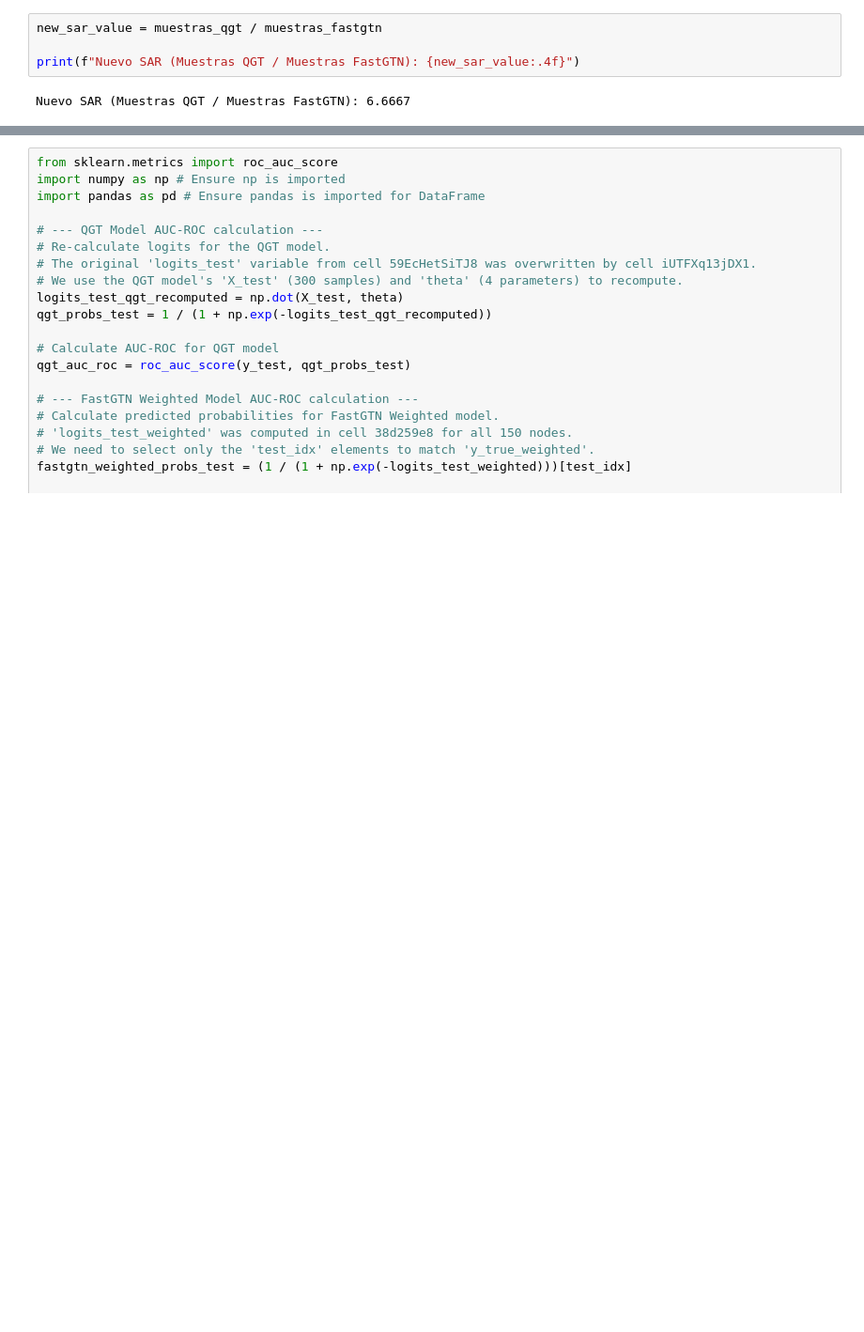
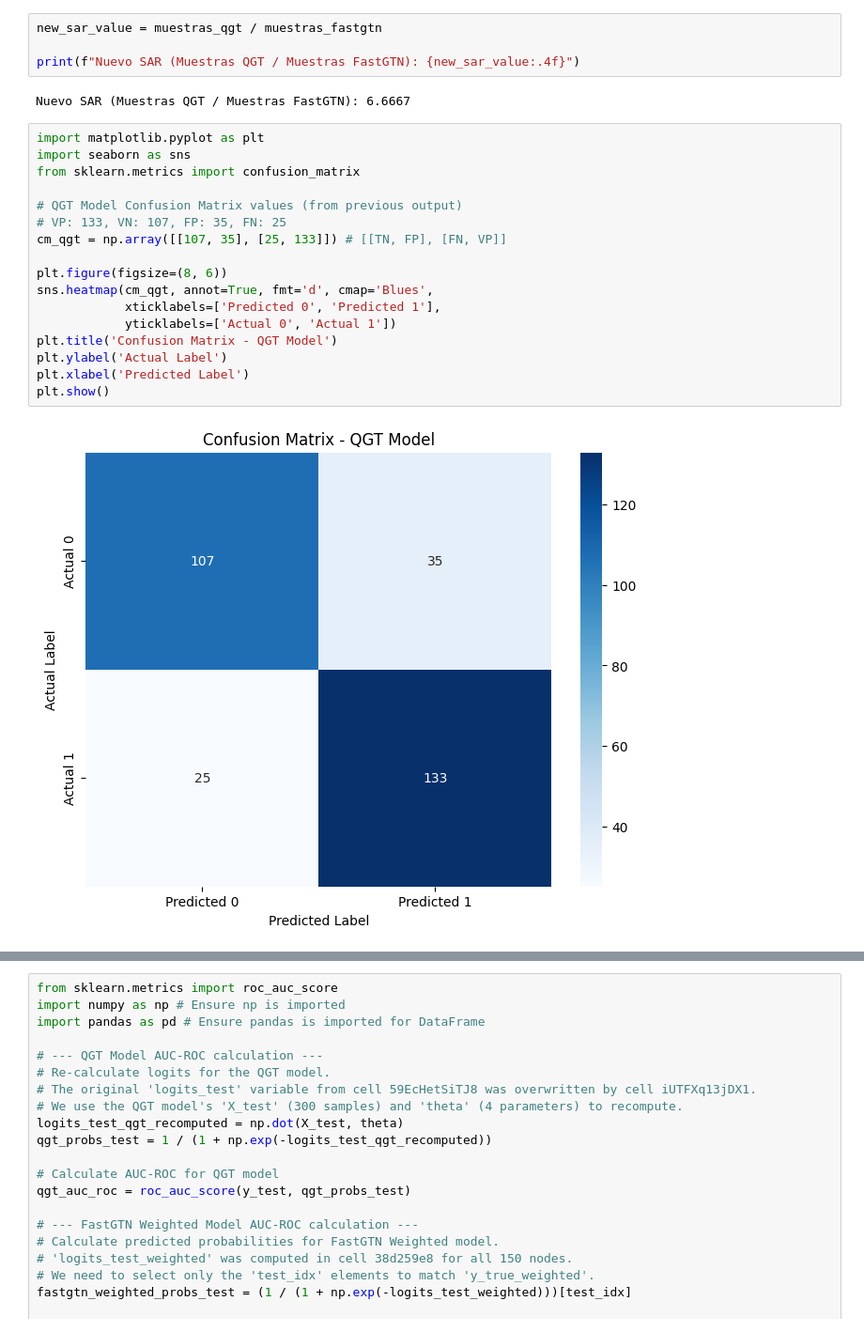
Before and after one commit to luisgabrielmatthew74/codeprojects, a Jupyter notebook: red_mx.ipynb, the cells around one changed output, grey strips where cells are left out. Shown at 94% size. Drawn from its saved outputs; the diff is of its cells as text; blank space fills up the shorter version.

```diff
--- a/red_mx.ipynb
+++ b/red_mx.ipynb
@@ -501,3 +501,22 @@ new_sar_value = muestras_qgt / muestras_fastgtn
 print(f"Nuevo SAR (Muestras QGT / Muestras FastGTN): {new_sar_value:.4f}")
 # %% [output]
 Nuevo SAR (Muestras QGT / Muestras FastGTN): 6.6667
+# %%
+import matplotlib.pyplot as plt
+import seaborn as sns
+from sklearn.metrics import confusion_matrix
+
+# QGT Model Confusion Matrix values (from previous output)
+# VP: 133, VN: 107, FP: 35, FN: 25
+cm_qgt = np.array([[107, 35], [25, 133]]) # [[TN, FP], [FN, VP]]
+
+plt.figure(figsize=(8, 6))
+sns.heatmap(cm_qgt, annot=True, fmt='d', cmap='Blues',
+            xticklabels=['Predicted 0', 'Predicted 1'],
+            yticklabels=['Actual 0', 'Actual 1'])
+plt.title('Confusion Matrix - QGT Model')
+plt.ylabel('Actual Label')
+plt.xlabel('Predicted Label')
+plt.show()
+# %% [output]
+[figure, added]
```
Also changed, not shown: parts of 1 cell of this notebook.
